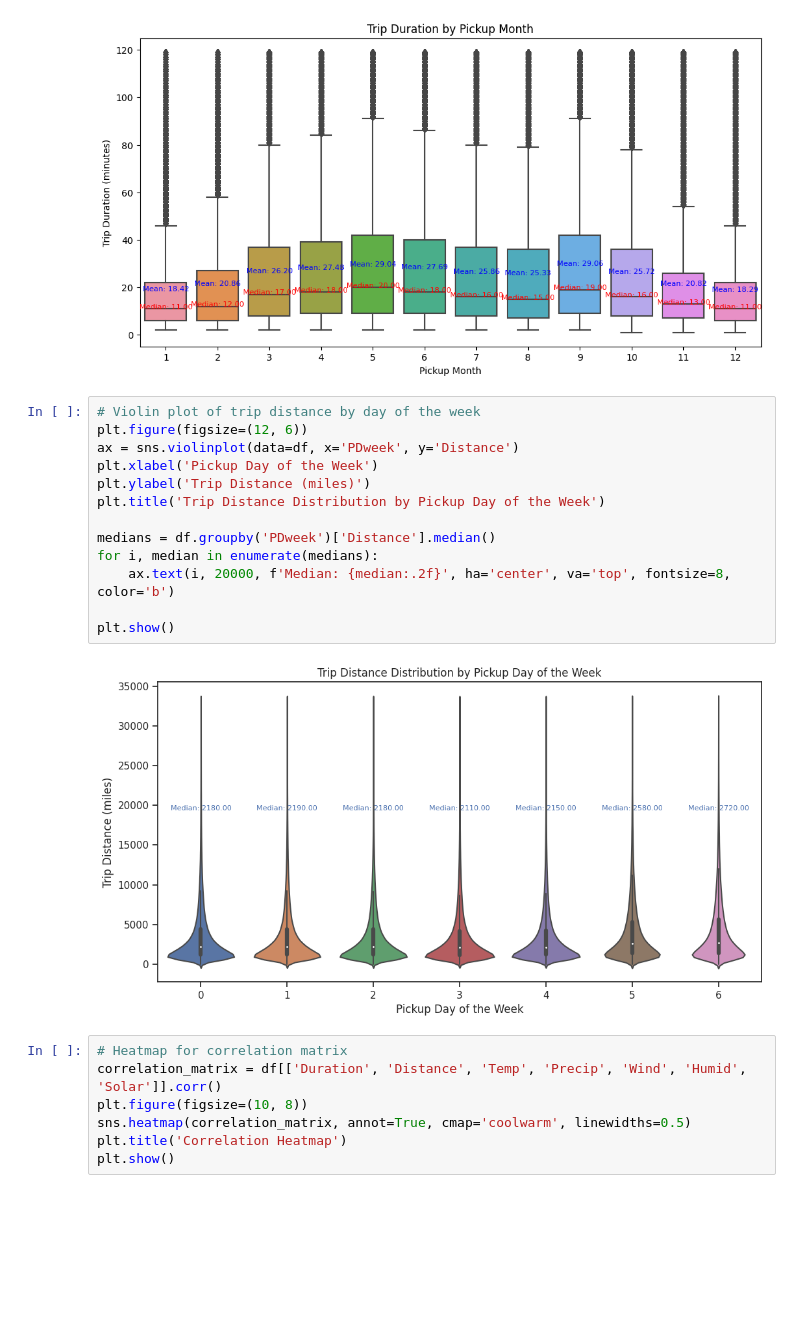
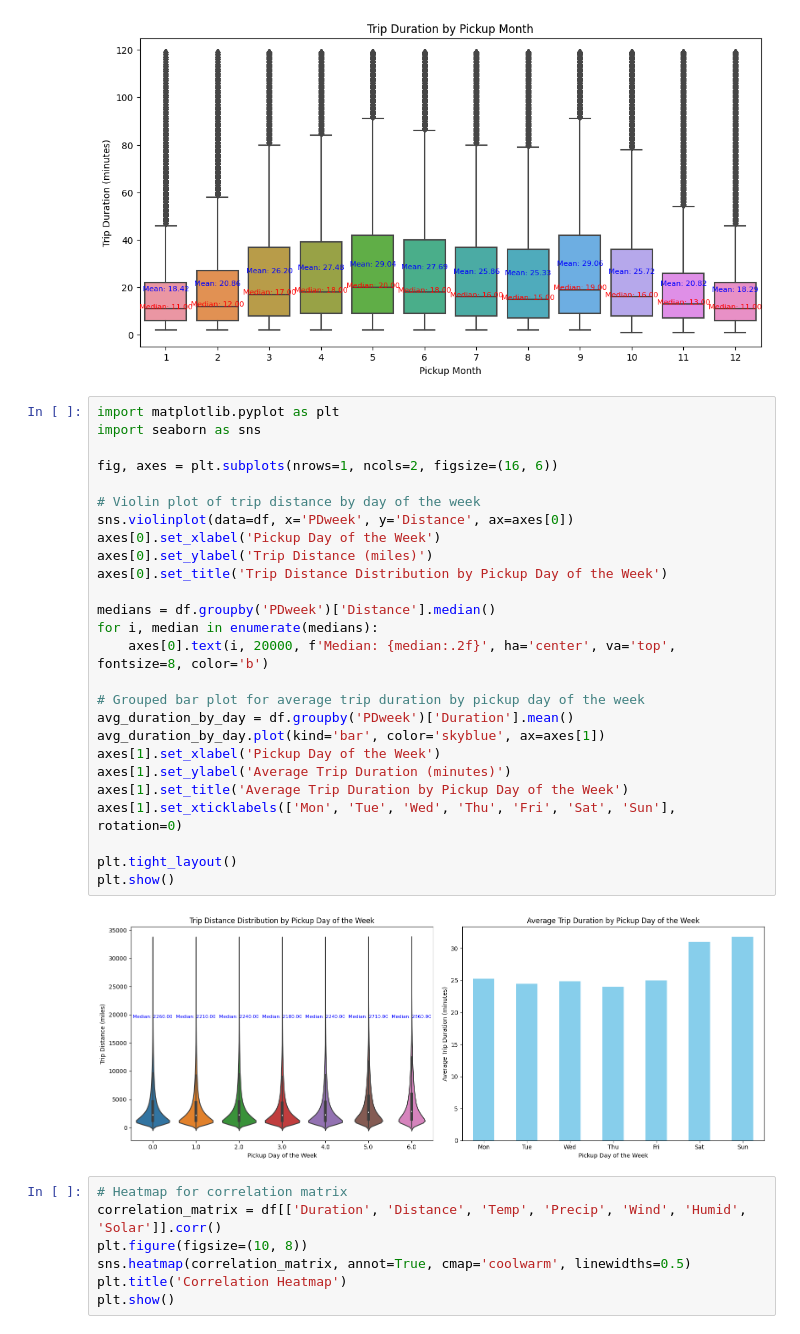
Before and after one commit to dp2292/CP01-Data-Alchemists, a Jupyter notebook: SBT_Graphs_Dhruv.ipynb, the cells around one changed output. Cells and saved outputs as stored; diff of their text form; blank space fills up the shorter version.

Commit message:
Added plots related to trips

```diff
--- a/SBT_Graphs_Dhruv.ipynb
+++ b/SBT_Graphs_Dhruv.ipynb
@@ -180,20 +179,33 @@ plt.show()
 # %% [output]
 [figure]
 # %%
+import matplotlib.pyplot as plt
+import seaborn as sns
+
+fig, axes = plt.subplots(nrows=1, ncols=2, figsize=(16, 6))
+
 # Violin plot of trip distance by day of the week
-plt.figure(figsize=(12, 6))
-ax = sns.violinplot(data=df, x='PDweek', y='Distance')
-plt.xlabel('Pickup Day of the Week')
-plt.ylabel('Trip Distance (miles)')
-plt.title('Trip Distance Distribution by Pickup Day of the Week')
+sns.violinplot(data=df, x='PDweek', y='Distance', ax=axes[0])
+axes[0].set_xlabel('Pickup Day of the Week')
+axes[0].set_ylabel('Trip Distance (miles)')
+axes[0].set_title('Trip Distance Distribution by Pickup Day of the Week')
 
 medians = df.groupby('PDweek')['Distance'].median()
 for i, median in enumerate(medians):
-    ax.text(i, 20000, f'Median: {median:.2f}', ha='center', va='top', fontsize=8, color='b')
+    axes[0].text(i, 20000, f'Median: {median:.2f}', ha='center', va='top', fontsize=8, color='b')
 
+# Grouped bar plot for average trip duration by pickup day of the week
+avg_duration_by_day = df.groupby('PDweek')['Duration'].mean()
+avg_duration_by_day.plot(kind='bar', color='skyblue', ax=axes[1])
+axes[1].set_xlabel('Pickup Day of the Week')
+axes[1].set_ylabel('Average Trip Duration (minutes)')
+axes[1].set_title('Average Trip Duration by Pickup Day of the Week')
+axes[1].set_xticklabels(['Mon', 'Tue', 'Wed', 'Thu', 'Fri', 'Sat', 'Sun'], rotation=0)
+
+plt.tight_layout()
 plt.show()
 # %% [output]
-[figure, old version]
+[figure, new version]
 # %%
 # Heatmap for correlation matrix
 correlation_matrix = df[['Duration', 'Distance', 'Temp', 'Precip', 'Wind', 'Humid', 'Solar']].corr()
```
Also changed, not shown: parts of 5 cells of this notebook.
